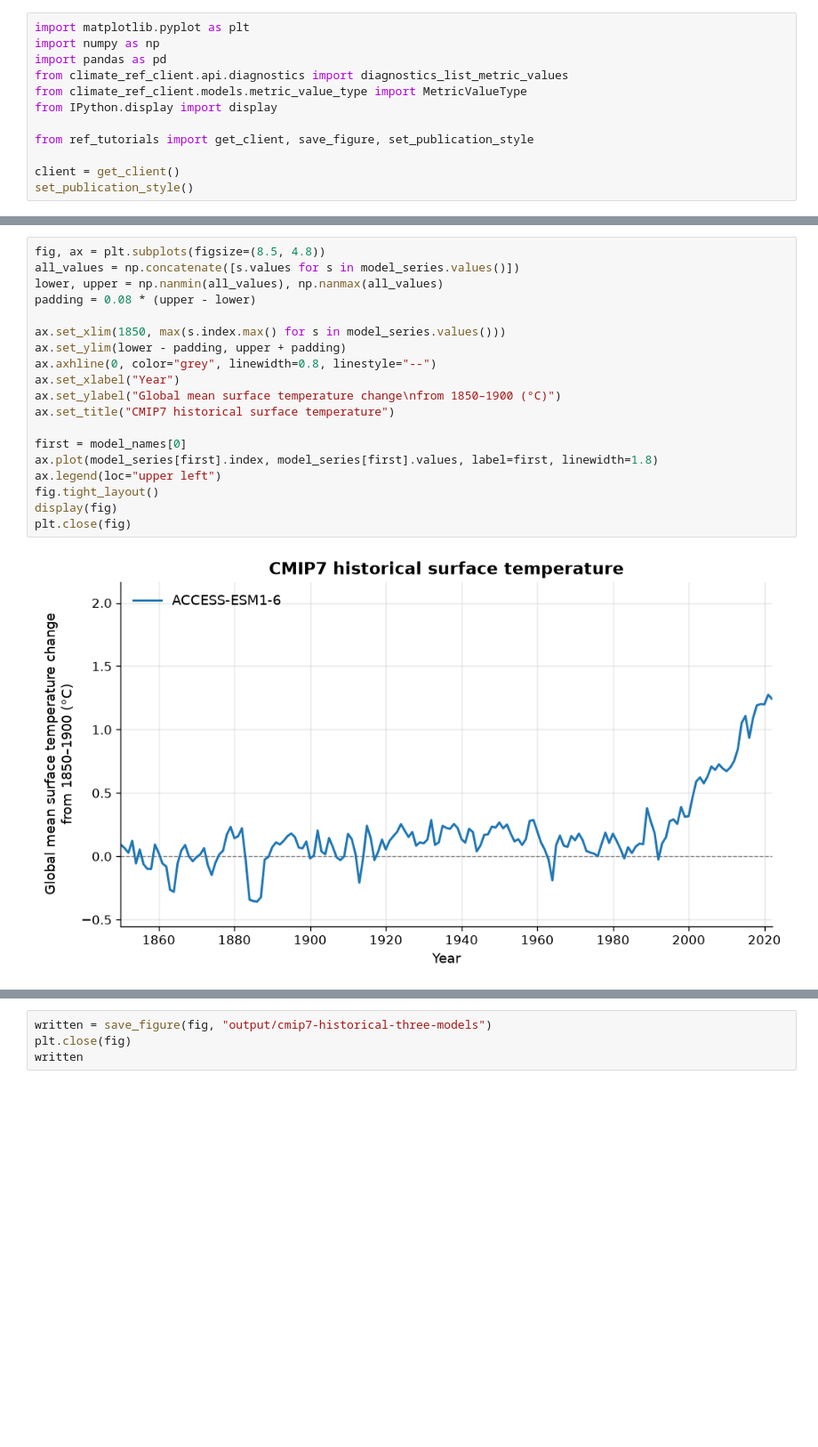
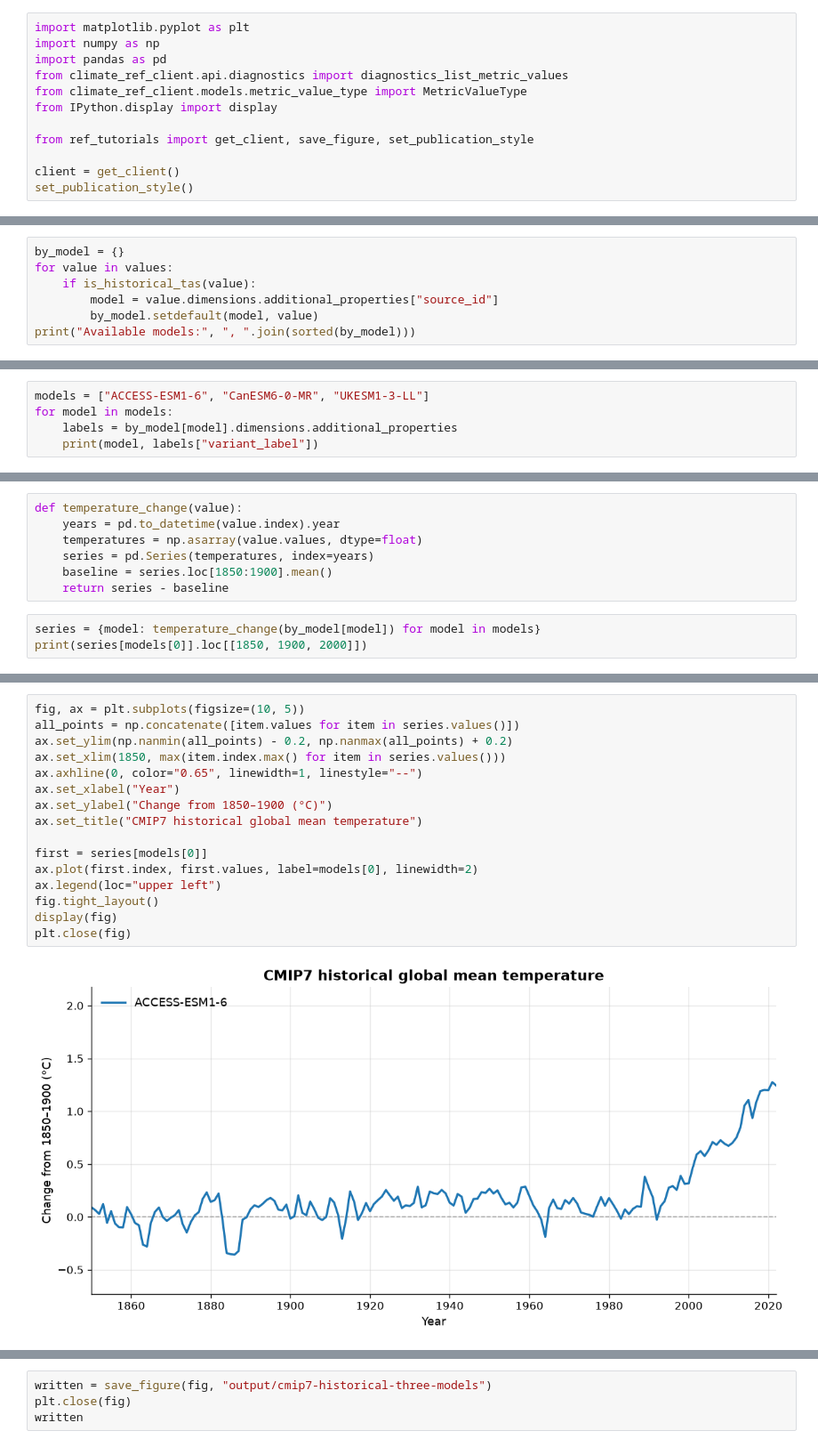
Before and after one commit to Climate-REF/climate-ref-tutorials, a Jupyter notebook: notebooks/03-publication-figure.ipynb, the cells around one changed output, grey strips where cells are left out. Shown at 89% size. Saved outputs shown, nothing was run; the diff lists cells and outputs as text; blank space fills up the shorter version.

Commit message:
Make CMIP7 time-series notebook workshop-ready

```diff
--- a/notebooks/03-publication-figure.ipynb
+++ b/notebooks/03-publication-figure.ipynb
@@ -97,0 +76,7 @@ Set up the axes once. Their scale stays the same as the next two lines are added
+# %%
+by_model = {}
+for value in values:
+    if is_historical_tas(value):
+        model = value.dimensions.additional_properties["source_id"]
+        by_model.setdefault(model, value)
+print("Available models:", ", ".join(sorted(by_model)))
@@ -97,0 +88,5 @@ Set up the axes once. Their scale stays the same as the next two lines are added
+# %%
+models = ["ACCESS-ESM1-6", "CanESM6-0-MR", "UKESM1-3-LL"]
+for model in models:
+    labels = by_model[model].dimensions.additional_properties
+    print(model, labels["variant_label"])
@@ -97,0 +103,10 @@ Set up the axes once. Their scale stays the same as the next two lines are added
+# %%
+def temperature_change(value):
+    years = pd.to_datetime(value.index).year
+    temperatures = np.asarray(value.values, dtype=float)
+    series = pd.Series(temperatures, index=years)
+    baseline = series.loc[1850:1900].mean()
+    return series - baseline
+# %%
+series = {model: temperature_change(by_model[model]) for model in models}
+print(series[models[0]].loc[[1850, 1900, 2000]])
@@ -98,21 +123,18 @@ Set up the axes once. Their scale stays the same as the next two lines are added
 # %%
-fig, ax = plt.subplots(figsize=(8.5, 4.8))
-all_values = np.concatenate([s.values for s in model_series.values()])
-lower, upper = np.nanmin(all_values), np.nanmax(all_values)
-padding = 0.08 * (upper - lower)
+fig, ax = plt.subplots(figsize=(10, 5))
+all_points = np.concatenate([item.values for item in series.values()])
+ax.set_ylim(np.nanmin(all_points) - 0.2, np.nanmax(all_points) + 0.2)
+ax.set_xlim(1850, max(item.index.max() for item in series.values()))
+ax.axhline(0, color="0.65", linewidth=1, linestyle="--")
+ax.set_xlabel("Year")
+ax.set_ylabel("Change from 1850–1900 (°C)")
+ax.set_title("CMIP7 historical global mean temperature")
 
-ax.set_xlim(1850, max(s.index.max() for s in model_series.values()))
-ax.set_ylim(lower - padding, upper + padding)
-ax.axhline(0, color="grey", linewidth=0.8, linestyle="--")
-ax.set_xlabel("Year")
-ax.set_ylabel("Global mean surface temperature change\nfrom 1850–1900 (°C)")
-ax.set_title("CMIP7 historical surface temperature")
-
-first = model_names[0]
-ax.plot(model_series[first].index, model_series[first].values, label=first, linewidth=1.8)
+first = series[models[0]]
+ax.plot(first.index, first.values, label=models[0], linewidth=2)
 ax.legend(loc="upper left")
 fig.tight_layout()
 display(fig)
 plt.close(fig)
 # %% [output]
-[figure, old version]
+[figure, new version]
```
Also changed, not shown: parts of 29 cells of this notebook.
